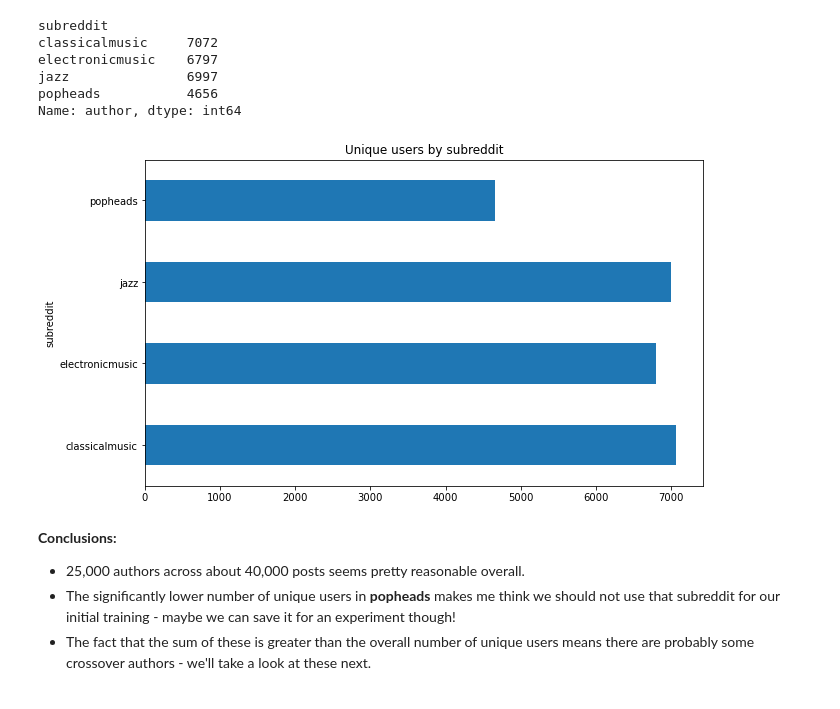
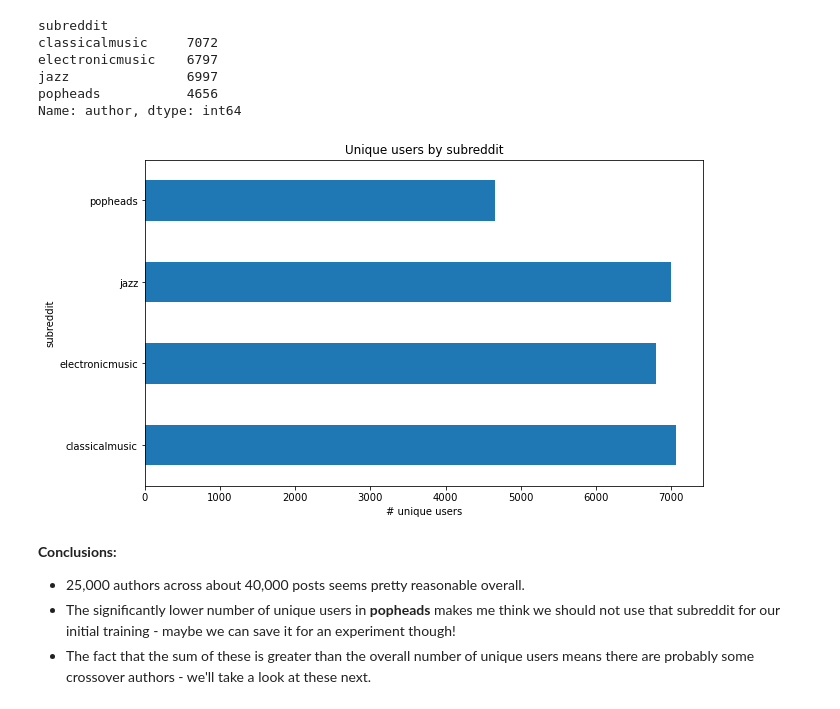
Before and after one commit to gmangiante/music-nlp, a Jupyter notebook: notebooks/03_eda.ipynb, the cells around one changed output. Drawn from its saved outputs; the diff is of its cells as text; code cells hidden in the pictures.

```diff
--- a/notebooks/03_eda.ipynb
+++ b/notebooks/03_eda.ipynb
@@ -80,11 +80,12 @@ Name: author, dtype: int64
 # %%
 # Let's visualize that
 plt.figure(figsize = (10, 6))
 plt.title('Unique users by subreddit')
+plt.xlabel('# unique users')
 bar = df.groupby('subreddit')['author'].nunique().plot.barh()
 bar.get_figure().savefig('../visualizations/unique_users.png', facecolor = 'white', transparent = False);
 # %% [output]
-[figure, old version]
+[figure, new version]
 # %% [markdown]
 **Conclusions:**
 - 25,000 authors across about 40,000 posts seems pretty reasonable overall.
```
Also changed, not shown: 6 other files.
